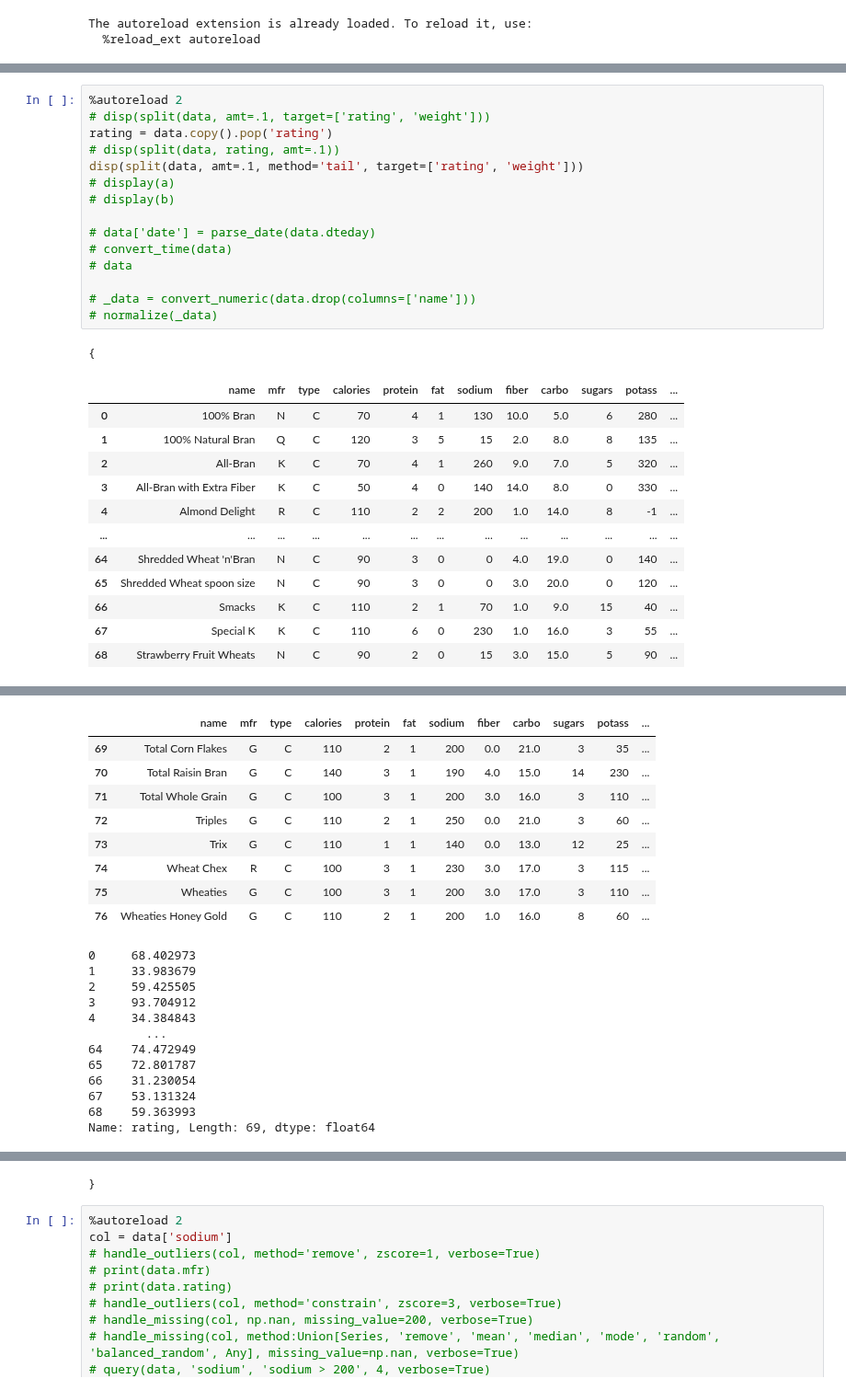
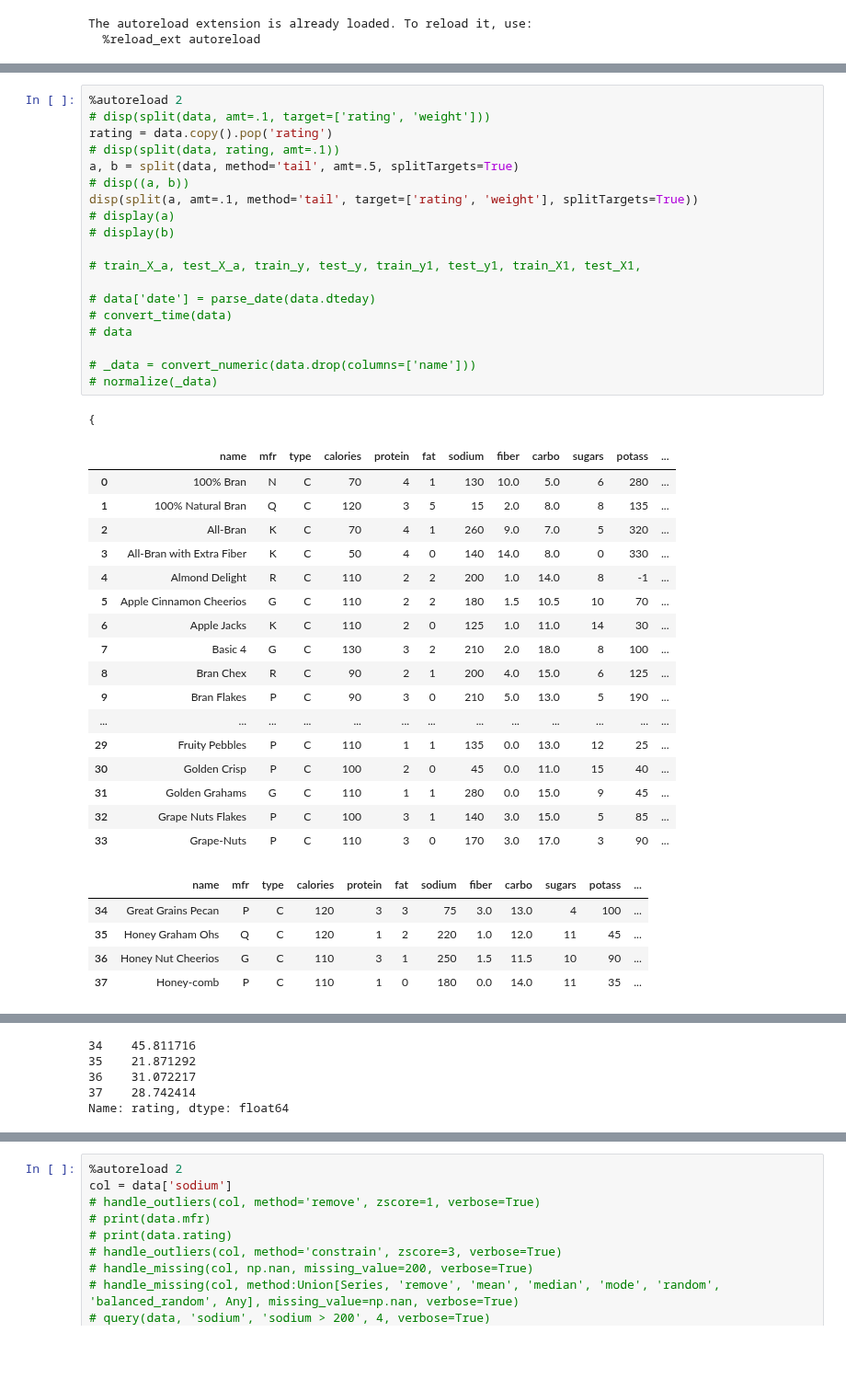
Before and after one commit to smartycope/Data, a Jupyter notebook: testingData.ipynb, the cells around one changed output, grey strips where cells are left out. Shown at 92% size. Saved outputs shown, nothing was run; the diff lists cells and outputs as text; blank space fills up the shorter version.

Commit message:
added splitTargets param to split()

```diff
--- a/testingData.ipynb
+++ b/testingData.ipynb
@@ -26,29 +26,43 @@ GridBox(children=(Dropdown(description='Select Summary', options=('Description',
 # %%
 %autoreload 2
 # disp(split(data, amt=.1, target=['rating', 'weight']))
 rating = data.copy().pop('rating')
 # disp(split(data, rating, amt=.1))
-disp(split(data, amt=.1, method='tail', target=['rating', 'weight']))
+a, b = split(data, method='tail', amt=.5, splitTargets=True)
+# disp((a, b))
+disp(split(a, amt=.1, method='tail', target=['rating', 'weight'], splitTargets=True))
 # display(a)
 # display(b)
+
+# train_X_a, test_X_a, train_y, test_y, train_y1, test_y1, train_X1, test_X1,
 
 # data['date'] = parse_date(data.dteday)
 # convert_time(data)
 # data
 
 # _data = convert_numeric(data.drop(columns=['name']))
 # normalize(_data)
 # %% [output]
 {
 |  | name | mfr | type | calories | protein | fat | sodium | fiber | carbo | sugars | potass | ... |
 | 0 | 100% Bran | N | C | 70 | 4 | 1 | 130 | 10.0 | 5.0 | 6 | 280 | ... |
 | 1 | 100% Natural Bran | Q | C | 120 | 3 | 5 | 15 | 2.0 | 8.0 | 8 | 135 | ... |
 | 2 | All-Bran | K | C | 70 | 4 | 1 | 260 | 9.0 | 7.0 | 5 | 320 | ... |
 | 3 | All-Bran with Extra Fiber | K | C | 50 | 4 | 0 | 140 | 14.0 | 8.0 | 0 | 330 | ... |
 | 4 | Almond Delight | R | C | 110 | 2 | 2 | 200 | 1.0 | 14.0 | 8 | -1 | ... |
+| 5 | Apple Cinnamon Cheerios | G | C | 110 | 2 | 2 | 180 | 1.5 | 10.5 | 10 | 70 | ... |
+| 6 | Apple Jacks | K | C | 110 | 2 | 0 | 125 | 1.0 | 11.0 | 14 | 30 | ... |
+| 7 | Basic 4 | G | C | 130 | 3 | 2 | 210 | 2.0 | 18.0 | 8 | 100 | ... |
+| 8 | Bran Chex | R | C | 90 | 2 | 1 | 200 | 4.0 | 15.0 | 6 | 125 | ... |
+| 9 | Bran Flakes | P | C | 90 | 3 | 0 | 210 | 5.0 | 13.0 | 5 | 190 | ... |
 | ... | ... | ... | ... | ... | ... | ... | ... | ... | ... | ... | ... | ... |
-| 64 | Shredded Wheat 'n'Bran | N | C | 90 | 3 | 0 | 0 | 4.0 | 19.0 | 0 | 140 | ... |
-| 65 | Shredded Wheat spoon size | N | C | 90 | 3 | 0 | 0 | 3.0 | 20.0 | 0 | 120 | ... |
-| 66 | Smacks | K | C | 110 | 2 | 1 | 70 | 1.0 | 9.0 | 15 | 40 | ... |
-| 67 | Special K | K | C | 110 | 6 | 0 | 230 | 1.0 | 16.0 | 3 | 55 | ... |
-| 68 | Strawberry Fruit Wheats | N | C | 90 | 2 | 0 | 15 | 3.0 | 15.0 | 5 | 90 | ... |
+| 29 | Fruity Pebbles | P | C | 110 | 1 | 1 | 135 | 0.0 | 13.0 | 12 | 25 | ... |
+| 30 | Golden Crisp | P | C | 100 | 2 | 0 | 45 | 0.0 | 11.0 | 15 | 40 | ... |
+| 31 | Golden Grahams | G | C | 110 | 1 | 1 | 280 | 0.0 | 15.0 | 9 | 45 | ... |
+| 32 | Grape Nuts Flakes | P | C | 100 | 3 | 1 | 140 | 3.0 | 15.0 | 5 | 85 | ... |
+| 33 | Grape-Nuts | P | C | 110 | 3 | 0 | 170 | 3.0 | 17.0 | 3 | 90 | ... |
+|  | name | mfr | type | calories | protein | fat | sodium | fiber | carbo | sugars | potass | ... |
+| 34 | Great Grains Pecan | P | C | 120 | 3 | 3 | 75 | 3.0 | 13.0 | 4 | 100 | ... |
+| 35 | Honey Graham Ohs | Q | C | 120 | 1 | 2 | 220 | 1.0 | 12.0 | 11 | 45 | ... |
+| 36 | Honey Nut Cheerios | G | C | 110 | 3 | 1 | 250 | 1.5 | 11.5 | 10 | 90 | ... |
+| 37 | Honey-comb | P | C | 110 | 1 | 0 | 180 | 0.0 | 14.0 | 11 | 35 | ... |
@@ -56,21 +86,5 @@ disp(split(data, amt=.1, method='tail', target=['rating', 'weight']))
-|  | name | mfr | type | calories | protein | fat | sodium | fiber | carbo | sugars | potass | ... |
-| 69 | Total Corn Flakes | G | C | 110 | 2 | 1 | 200 | 0.0 | 21.0 | 3 | 35 | ... |
-| 70 | Total Raisin Bran | G | C | 140 | 3 | 1 | 190 | 4.0 | 15.0 | 14 | 230 | ... |
-| 71 | Total Whole Grain | G | C | 100 | 3 | 1 | 200 | 3.0 | 16.0 | 3 | 110 | ... |
-| 72 | Triples | G | C | 110 | 2 | 1 | 250 | 0.0 | 21.0 | 3 | 60 | ... |
-| 73 | Trix | G | C | 110 | 1 | 1 | 140 | 0.0 | 13.0 | 12 | 25 | ... |
-| 74 | Wheat Chex | R | C | 100 | 3 | 1 | 230 | 3.0 | 17.0 | 3 | 115 | ... |
-| 75 | Wheaties | G | C | 100 | 3 | 1 | 200 | 3.0 | 17.0 | 3 | 110 | ... |
-| 76 | Wheaties Honey Gold | G | C | 110 | 2 | 1 | 200 | 1.0 | 16.0 | 8 | 60 | ... |
-0     68.402973
-1     33.983679
-2     59.425505
-3     93.704912
-4     34.384843
-        ...
-64    74.472949
-65    72.801787
-66    31.230054
-67    53.131324
-68    59.363993
-Name: rating, Length: 69, dtype: float64
+34    45.811716
+35    21.871292
+36    31.072217
+37    28.742414
+Name: rating, dtype: float64
@@ -107,4 +114,3 @@ Name: weight, dtype: float64
-}
 # %%
 %autoreload 2
 col = data['sodium']
```
Also changed, not shown: parts of 1 cell of this notebook, 1 other file.
